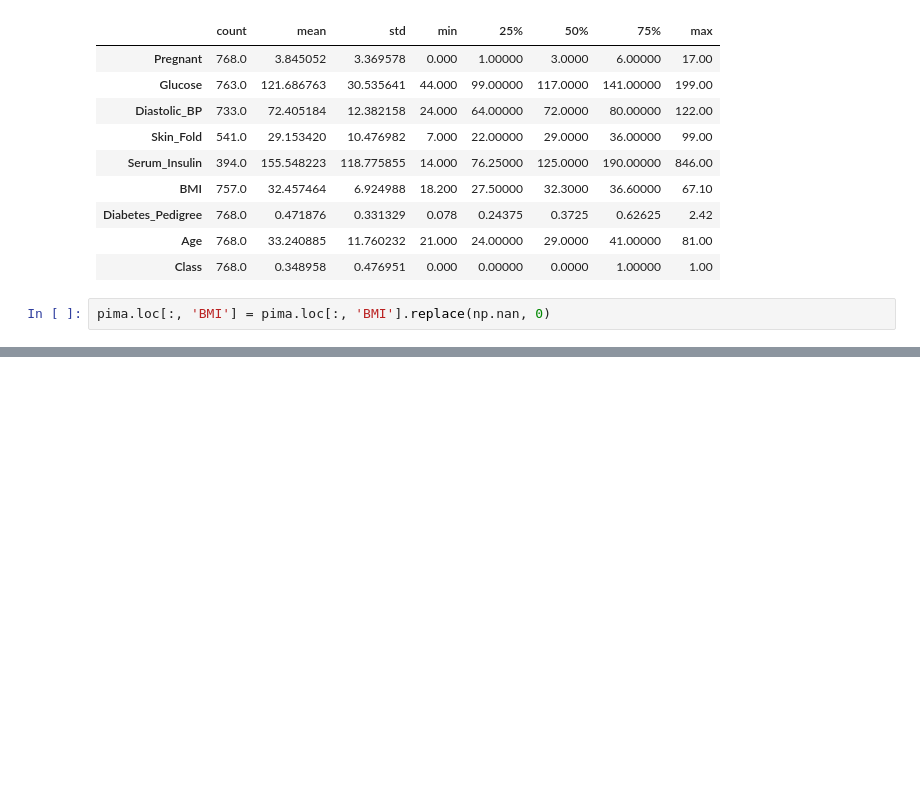
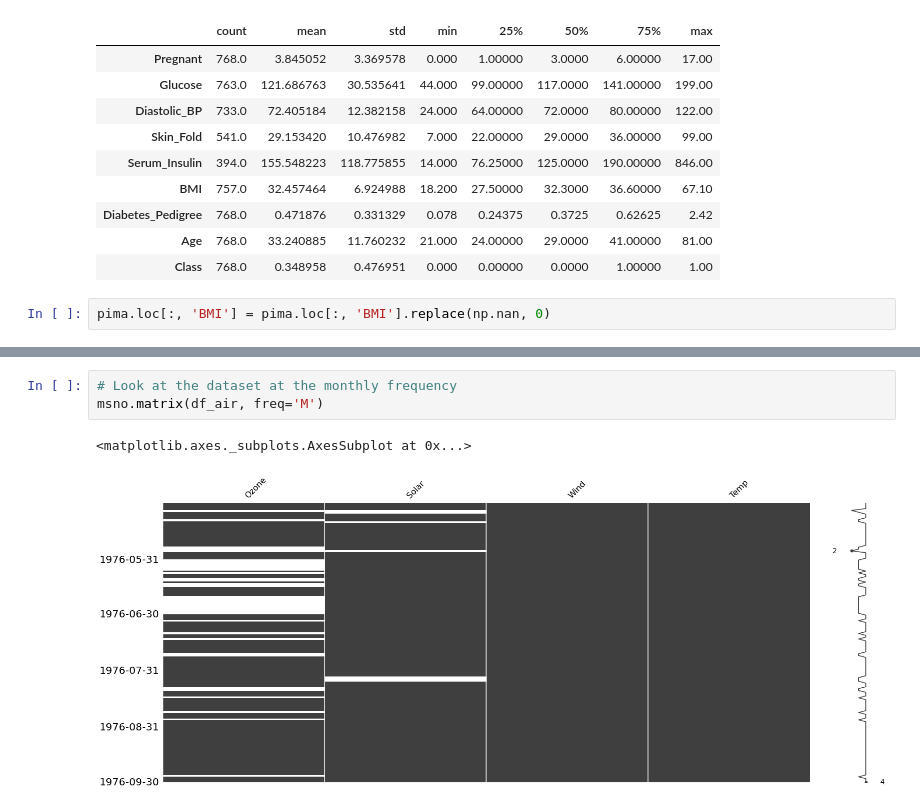
Before and after one commit to trillianx/machine_learning_notes, a Jupyter notebook: Datacamp/Dealing With Missing Data/Dealing with Missing Data.ipynb, the cells around one changed output, grey strips where cells are left out. Drawn from its saved outputs; the diff is of its cells as text; blank space fills up the shorter version.

```diff
--- a/Datacamp/Dealing With Missing Data/Dealing with Missing Data.ipynb
+++ b/Datacamp/Dealing With Missing Data/Dealing with Missing Data.ipynb
@@ -33,0 +93,6 @@ pima.loc[:, 'BMI'] = pima.loc[:, 'BMI'].replace(np.nan, 0)
+# %%
+# Look at the dataset at the monthly frequency
+msno.matrix(df_air, freq='M')
+# %% [output]
+<matplotlib.axes._subplots.AxesSubplot at 0x...>
+[figure, added]
```
Also changed, not shown: parts of 16 cells of this notebook, 13 other files.
